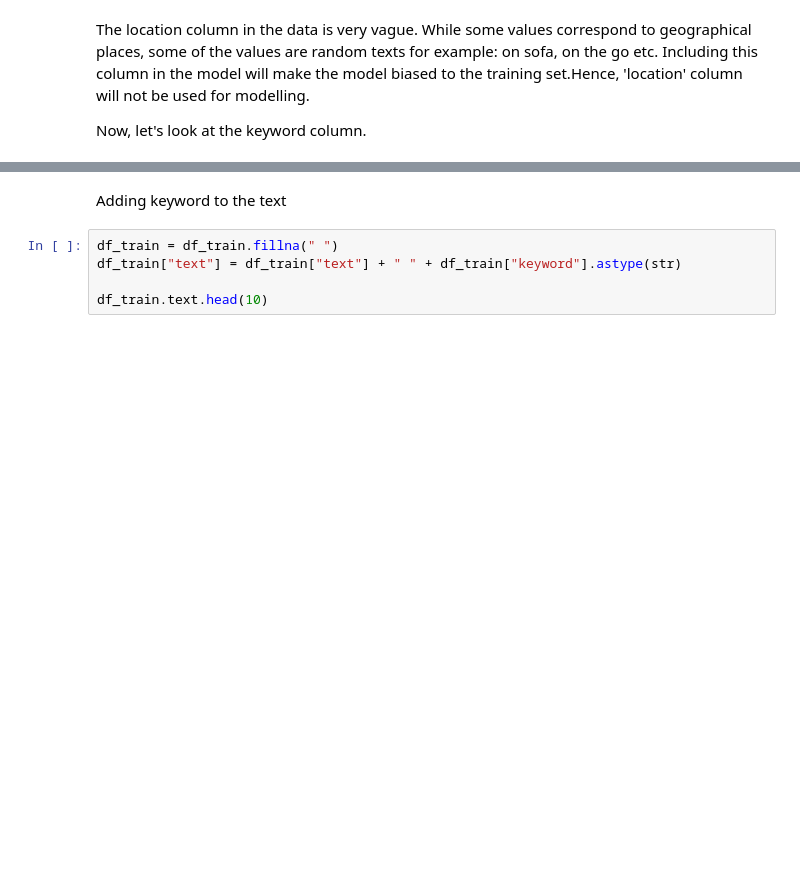
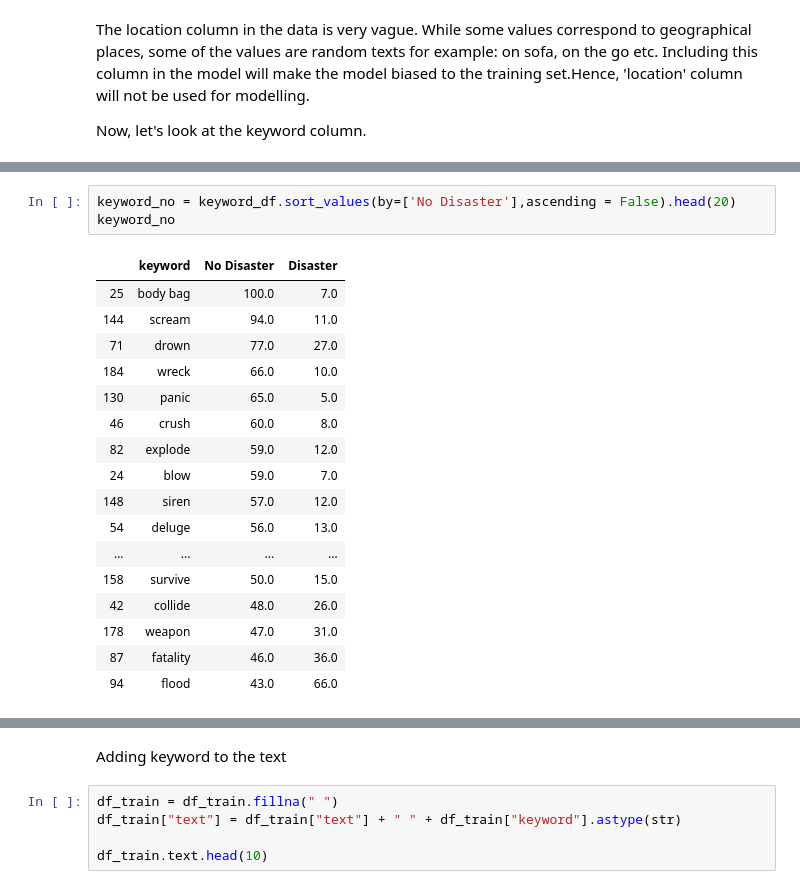
Before and after one commit to ShashankSharma26/Disaster-or-not-NLP-with-tweets, a Jupyter notebook: Data Modelling/Disaster or not- Data Modelling.ipynb, the cells around one changed output, grey strips where cells are left out. Cells and saved outputs as stored; diff of their text form; blank space fills up the shorter version.

```diff
--- a/Data Modelling/Disaster or not- Data Modelling.ipynb
+++ b/Data Modelling/Disaster or not- Data Modelling.ipynb
@@ -110,0 +122,21 @@ keyword_df
+# %%
+keyword_no = keyword_df.sort_values(by=['No Disaster'],ascending = False).head(20)
+keyword_no
+# %% [output]
+|  | keyword | No Disaster | Disaster |
+| 25 | body bag | 100.0 | 7.0 |
+| 144 | scream | 94.0 | 11.0 |
+| 71 | drown | 77.0 | 27.0 |
+| 184 | wreck | 66.0 | 10.0 |
+| 130 | panic | 65.0 | 5.0 |
+| 46 | crush | 60.0 | 8.0 |
+| 82 | explode | 59.0 | 12.0 |
+| 24 | blow | 59.0 | 7.0 |
+| 148 | siren | 57.0 | 12.0 |
+| 54 | deluge | 56.0 | 13.0 |
+| ... | ... | ... | ... |
+| 158 | survive | 50.0 | 15.0 |
+| 42 | collide | 48.0 | 26.0 |
+| 178 | weapon | 47.0 | 31.0 |
+| 87 | fatality | 46.0 | 36.0 |
+| 94 | flood | 43.0 | 66.0 |
```
Also changed, not shown: parts of 4 cells of this notebook.
